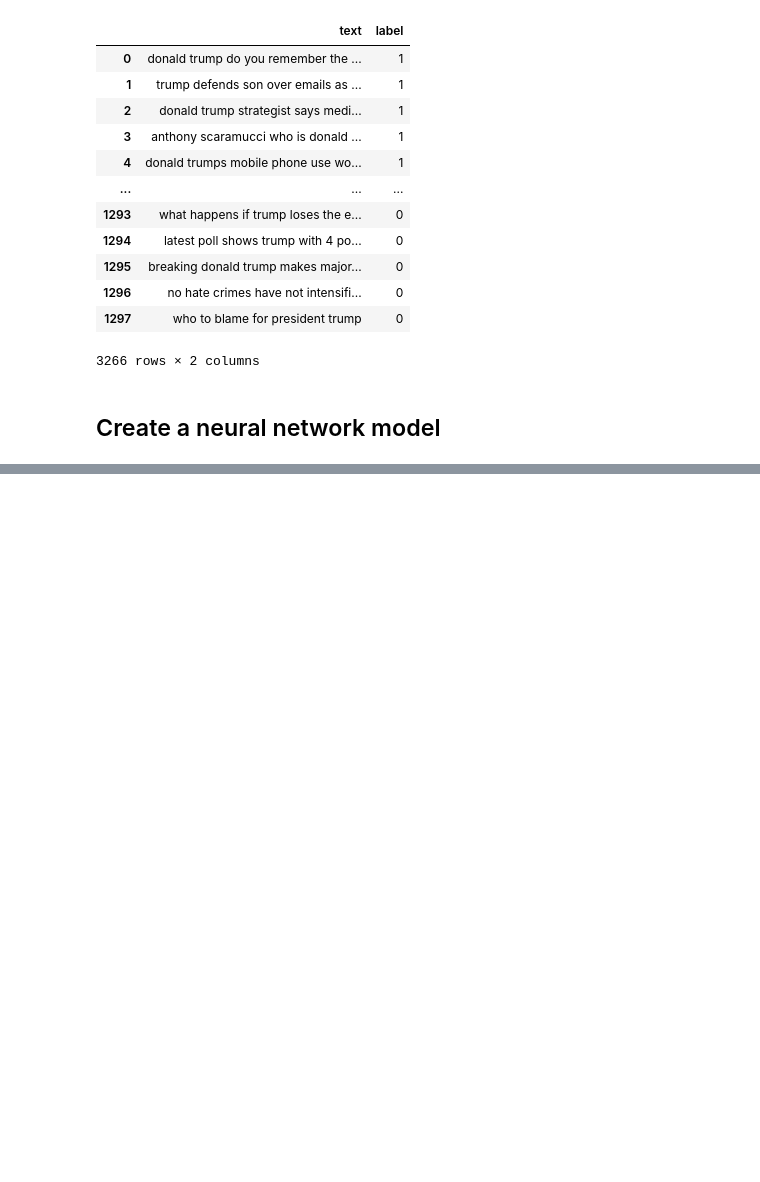
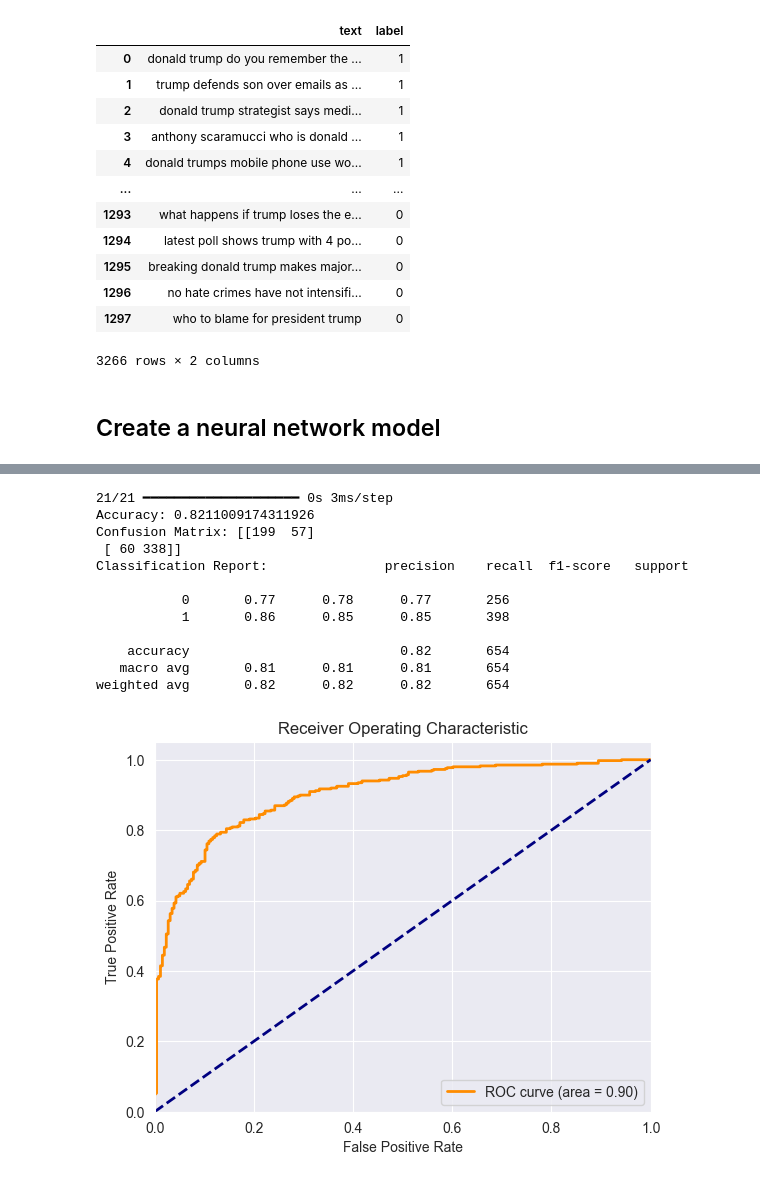
Before and after one commit to abuhmhai/Machine-Learning-X, a Jupyter notebook: NN Fake News Detection.ipynb, the cells around one changed output, grey strips where cells are left out. Drawn from its saved outputs; the diff is of its cells as text; code cells hidden in the pictures; blank space fills up the shorter version.

Commit message:
evalute model

```diff
--- a/NN Fake News Detection.ipynb
+++ b/NN Fake News Detection.ipynb
@@ -278,0 +438,23 @@ def plot_history(history)
+# %%
+# Evaluate Neural Network
+
+y_pred_prob_nn=nn_model.predict(X_test_tfidf.toarray()).ravel()
+y_pred_nn=(y_pred_prob_nn>0.5).astype(int)
+print(f'Accuracy: {accuracy_score(y_test,y_pred_nn)}')
+print(f'Confusion Matrix: {confusion_matrix(y_test,y_pred_nn)}')
+print(f'Classification Report: {classification_report(y_test,y_pred_nn)}')
+plot_roc_curve(y_test,y_pred_prob_nn)
+# %% [output]
+21/21 ━━━━━━━━━━━━━━━━━━━━ 0s 3ms/step
+Accuracy: 0.8211009174311926
+Confusion Matrix: [[199  57]
+ [ 60 338]]
+Classification Report:               precision    recall  f1-score   support
+
+           0       0.77      0.78      0.77       256
+           1       0.86      0.85      0.85       398
+
+    accuracy                           0.82       654
+   macro avg       0.81      0.81      0.81       654
+weighted avg       0.82      0.82      0.82       654
+[figure, added]
```
Also changed, not shown: parts of 8 cells of this notebook.
